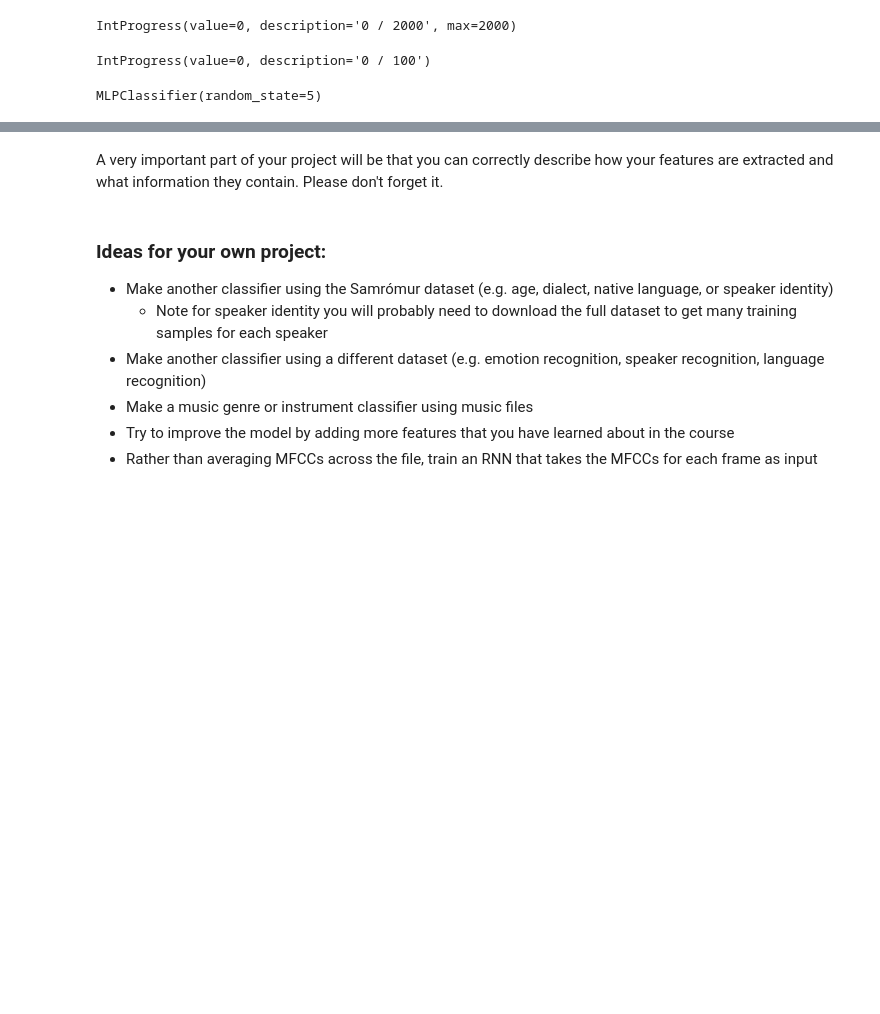
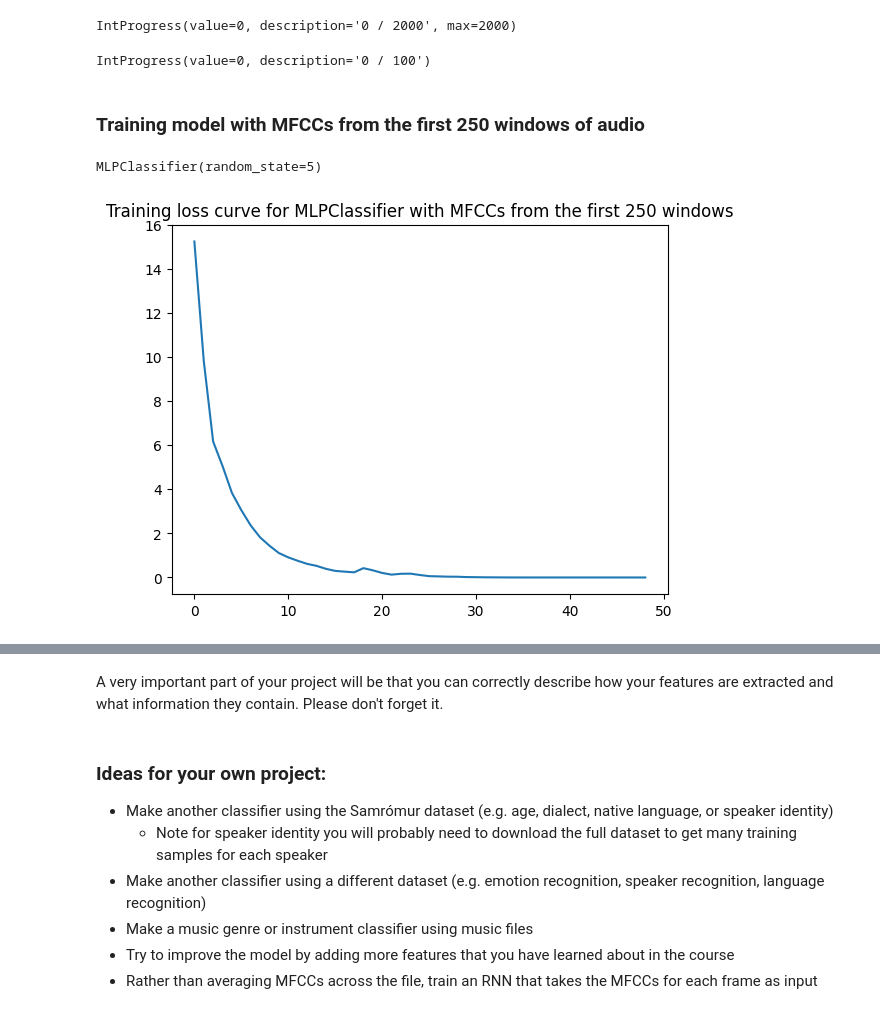
Before and after one commit to 17luke/spoken-language-processing, a Jupyter notebook: 1_speech_processing/assignment1_tutorial.ipynb, the cells around one changed output, grey strips where cells are left out. Cells and saved outputs as stored; diff of their text form; code cells hidden in the pictures; blank space fills up the shorter version.

```diff
--- a/1_speech_processing/assignment1_tutorial.ipynb
+++ b/1_speech_processing/assignment1_tutorial.ipynb
@@ -43,12 +57,20 @@ X_test, y_test = extract_features(data[data["status"]=="test"].head(100), samrom
 # %% [output]
 IntProgress(value=0, description='0 / 2000', max=2000)
 IntProgress(value=0, description='0 / 100')
+# %% [markdown]
+### Training model with MFCCs from the first 250 windows of audio
 # %%
 # MLPClassifier (Multi-layer Perceptron) is a simple feed-forward network
 classifier = MLPClassifier(random_state=5) # random state just ensures that the training will produce the same model each time
 classifier.fit(X_train, y_train) # train the model
 # %% [output]
 MLPClassifier(random_state=5)
+# %%
+plt.plot(classifier.loss_curve_)
+plt.title("Training loss curve for MLPClassifier with MFCCs from the first 250 windows")
+plt.show()
+# %% [output]
+[figure, added]
 # %%
 # Predict the gender of the test files
 y_test_pred = classifier.predict(X_test)
```
Also changed, not shown: parts of 10 cells of this notebook.
